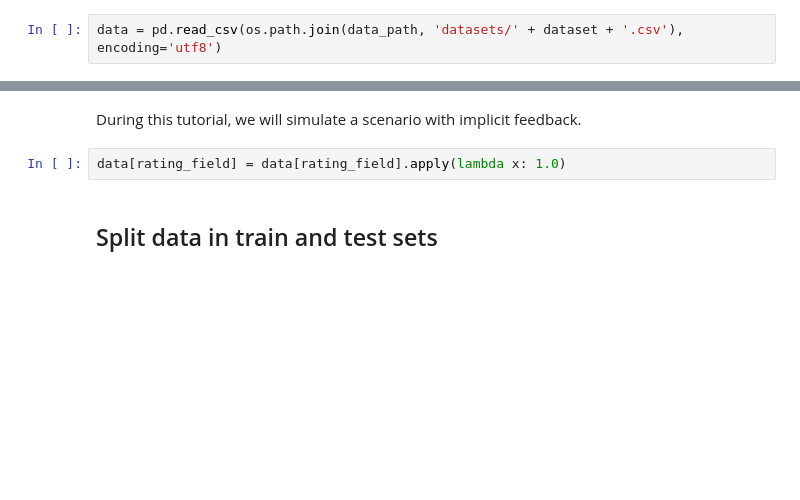
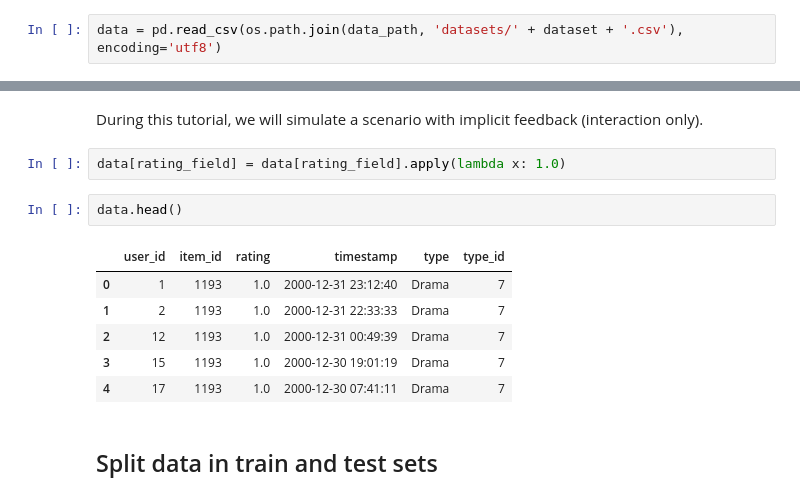
Before and after one commit to rahmanidashti/FairnessRecSysTutorial, a Jupyter notebook: notebooks/FairnessRecSys.ipynb, the cells around one changed output, grey strips where cells are left out. Saved outputs shown, nothing was run; the diff lists cells and outputs as text; blank space fills up the shorter version.

```diff
--- a/notebooks/FairnessRecSys.ipynb
+++ b/notebooks/FairnessRecSys.ipynb
@@ -86,7 +110,16 @@ data.head()
 # %% [markdown]
-During this tutorial, we will simulate a scenario with implicit feedback.
+During this tutorial, we will simulate a scenario with implicit feedback (interaction only).
 # %%
 data[rating_field] = data[rating_field].apply(lambda x: 1.0)
+# %%
+data.head()
+# %% [output]
+|  | user_id | item_id | rating | timestamp | type | type_id |
+| 0 | 1 | 1193 | 1.0 | 2000-12-31 23:12:40 | Drama | 7 |
+| 1 | 2 | 1193 | 1.0 | 2000-12-31 22:33:33 | Drama | 7 |
+| 2 | 12 | 1193 | 1.0 | 2000-12-31 00:49:39 | Drama | 7 |
+| 3 | 15 | 1193 | 1.0 | 2000-12-30 19:01:19 | Drama | 7 |
+| 4 | 17 | 1193 | 1.0 | 2000-12-30 07:41:11 | Drama | 7 |
 # %% [markdown]
 ## Split data in train and test sets
 # %% [markdown]
```
Also changed, not shown: parts of 67 cells of this notebook, 3 other files.
